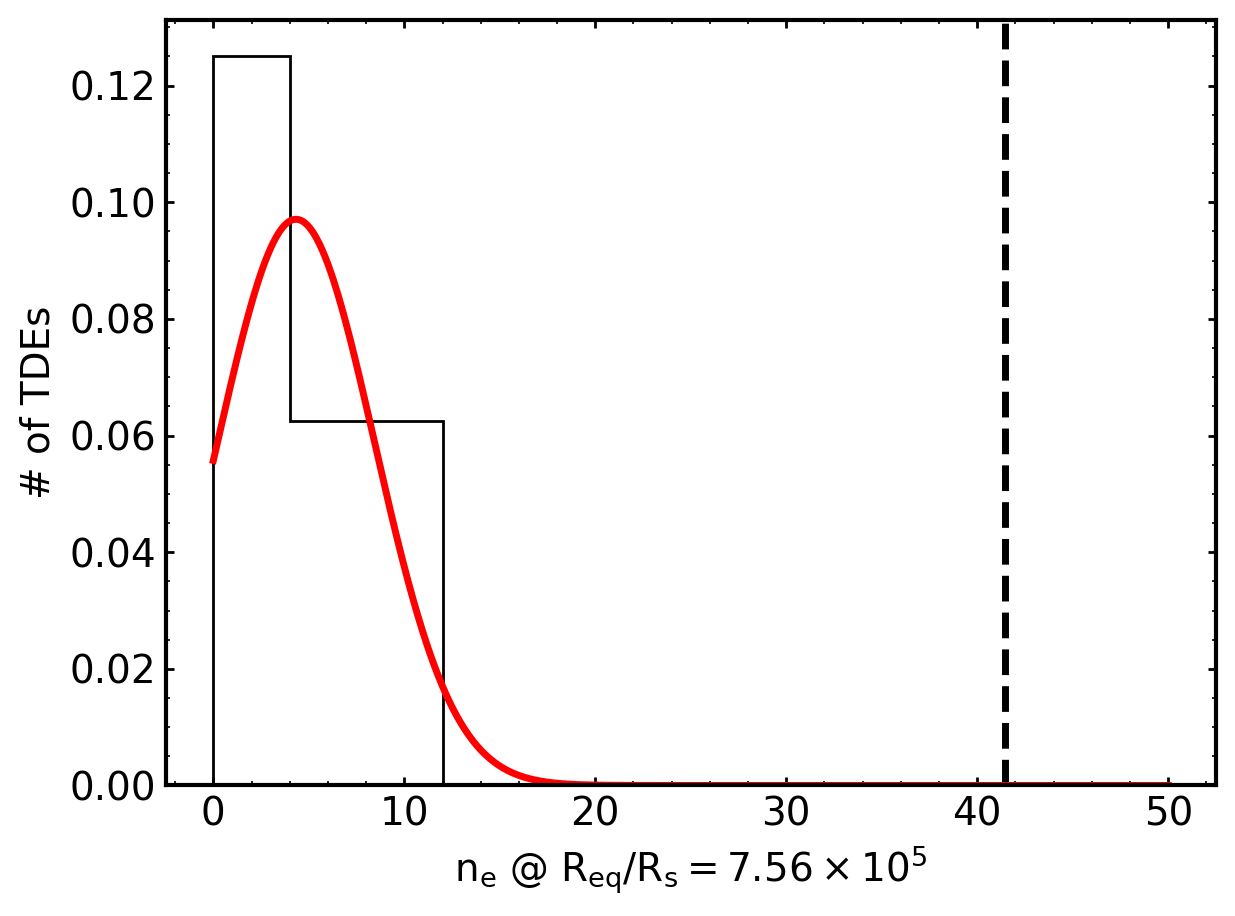
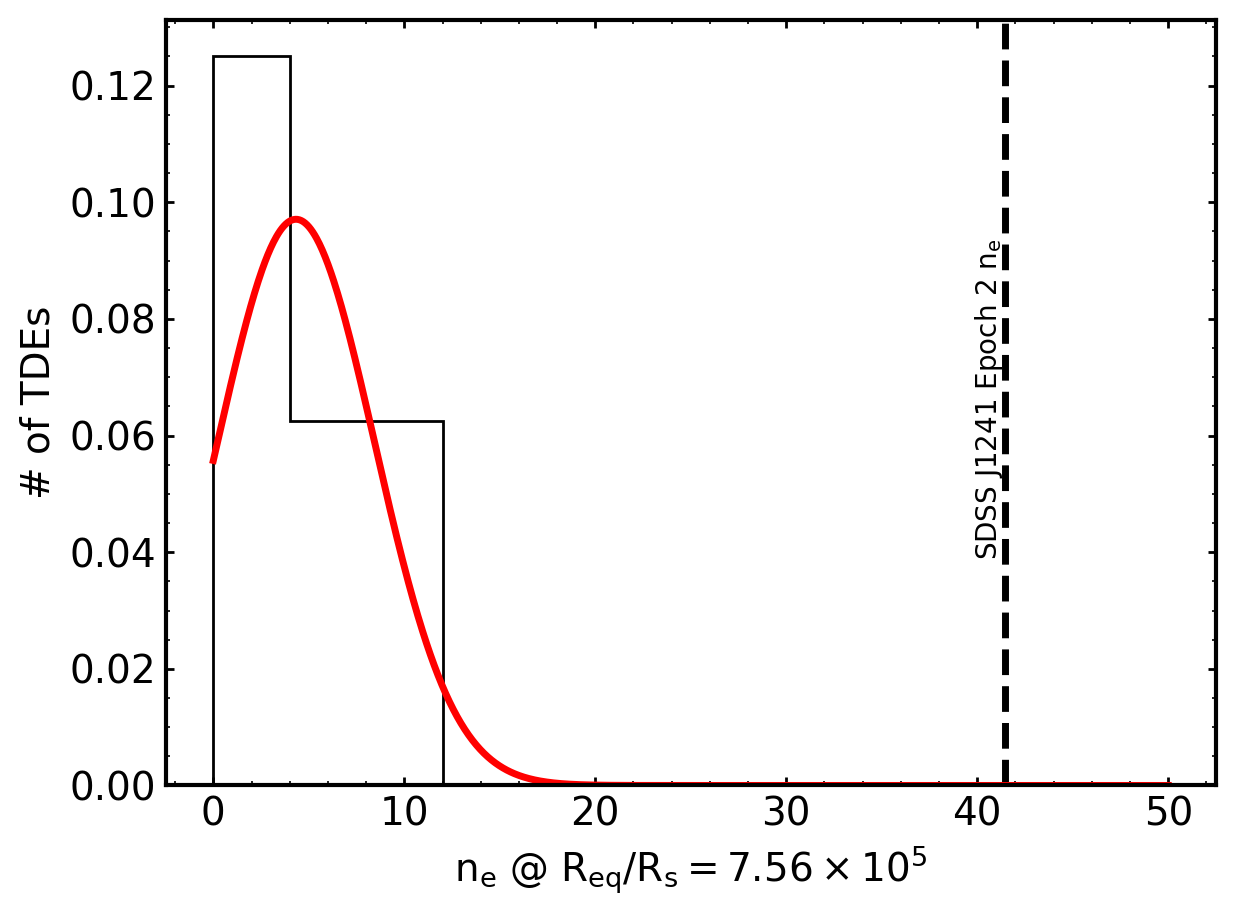
Code edit (unified diff) that turned the first committed figure into the second:
--- before
+++ after
@@ -39,4 +39,5 @@
 ax.hist(n_e_samp, bins=3, range=(0,12), color='k', histtype="step", density=True)
 ax.axvline(yval, linestyle="--", color="k")
+ax.text(yval, 0.04, r"SDSS J1241 Epoch 2 $n_e$", rotation=90, fontsize=10, horizontalalignment="right")
 ax.set_ylabel("# of TDEs")
 ax.set_xlabel(rf"$n_e$ @ $R_{{\rm eq}}/R_{{\rm s}} = {x_to_eval/1e5:.2f}\times10^{5}$")
@@ -52,4 +53,6 @@
 ax.plot(xfit, res, color="r")
 
+fig.savefig("n_e-comparison-hist.png")
+
 n_stds = (yval-res_dist.mean()) / res_dist.std()
 n_stds

Commit: udpates